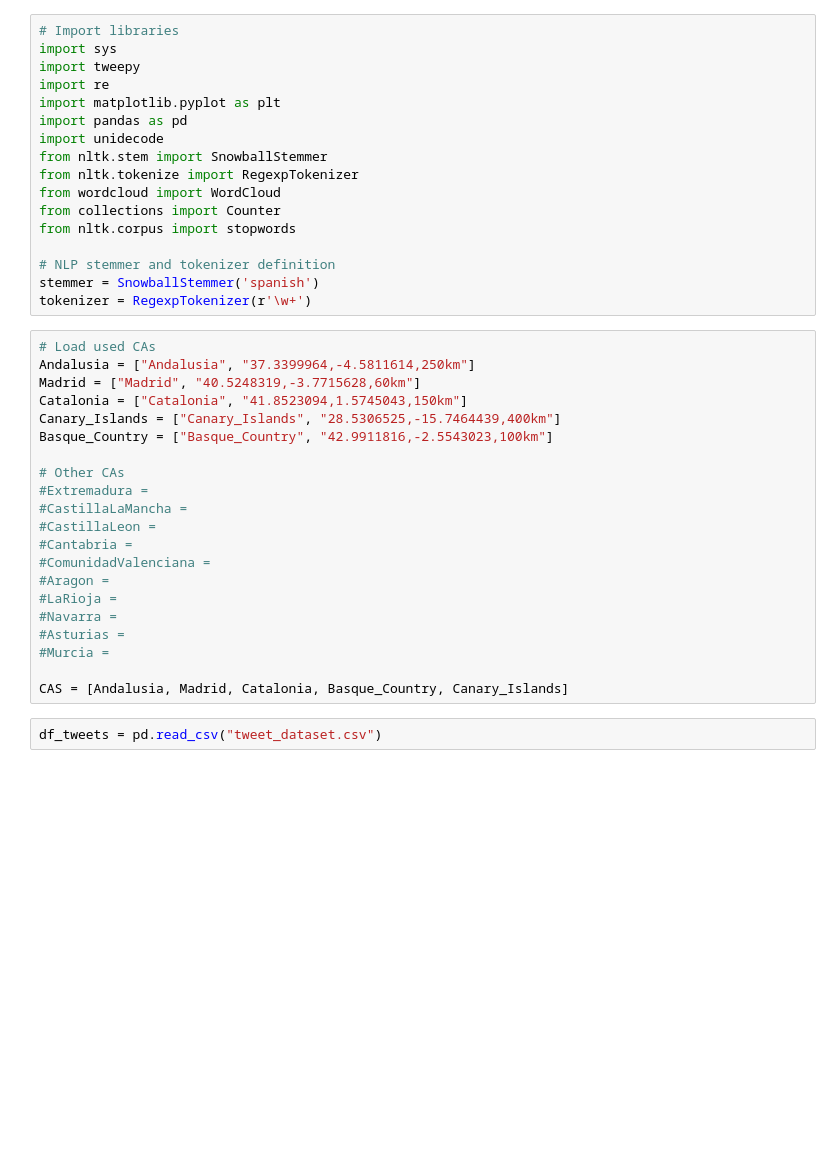
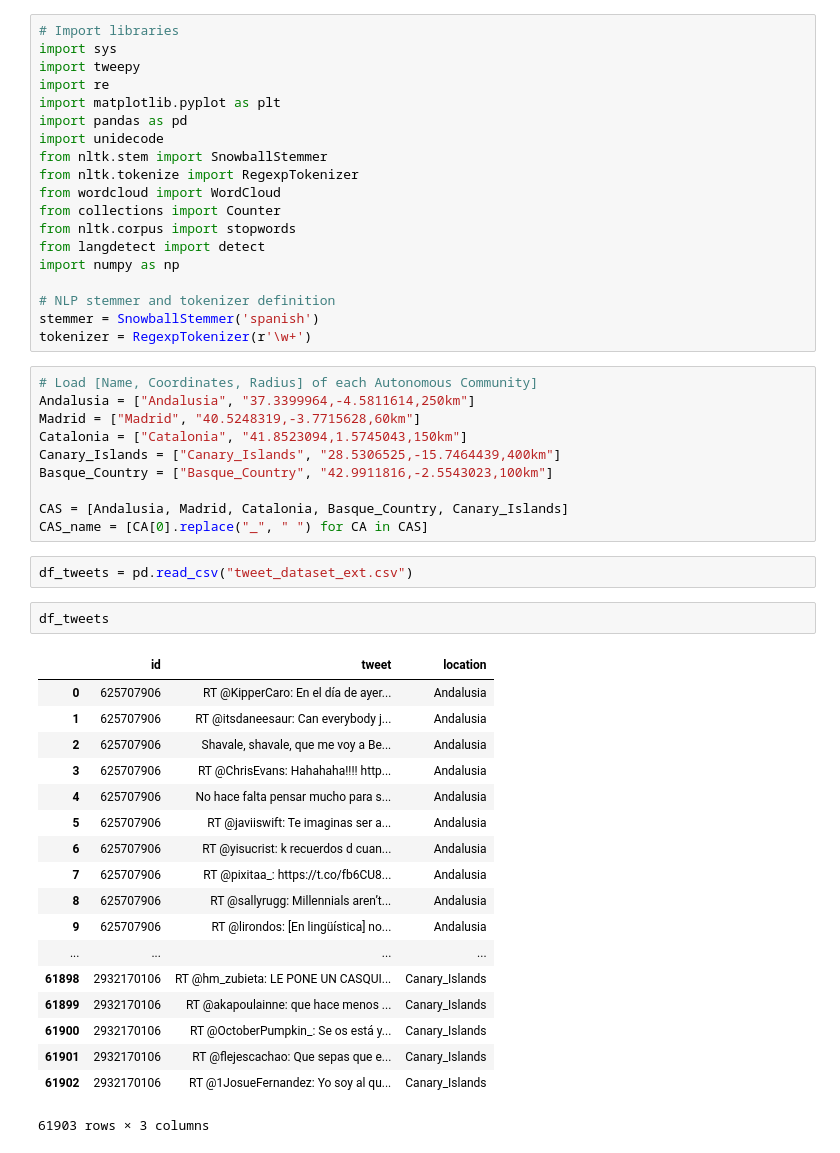
Before and after one commit to ignaciovi/tweet-geolocation-spain, a Jupyter notebook: Data analysis.ipynb, the cells around one changed output. Saved outputs shown, nothing was run; the diff lists cells and outputs as text; blank space fills up the shorter version.

```diff
--- a/Data analysis.ipynb
+++ b/Data analysis.ipynb
@@ -11,31 +11,43 @@ from nltk.tokenize import RegexpTokenizer
 from wordcloud import WordCloud
 from collections import Counter
 from nltk.corpus import stopwords
+from langdetect import detect
+import numpy as np
 
 # NLP stemmer and tokenizer definition
 stemmer = SnowballStemmer('spanish')
 tokenizer = RegexpTokenizer(r'\w+')
 # %%
-# Load used CAs
+# Load [Name, Coordinates, Radius] of each Autonomous Community]
 Andalusia = ["Andalusia", "37.3399964,-4.5811614,250km"]
 Madrid = ["Madrid", "40.5248319,-3.7715628,60km"]
 Catalonia = ["Catalonia", "41.8523094,1.5745043,150km"]
 Canary_Islands = ["Canary_Islands", "28.5306525,-15.7464439,400km"]
 Basque_Country = ["Basque_Country", "42.9911816,-2.5543023,100km"]
 
-# Other CAs
-#Extremadura =
-#CastillaLaMancha =
-#CastillaLeon =
-#Cantabria =
-#ComunidadValenciana =
-#Aragon =
-#LaRioja =
-#Navarra =
-#Asturias =
-#Murcia =
-
 CAS = [Andalusia, Madrid, Catalonia, Basque_Country, Canary_Islands]
+CAS_name = [CA[0].replace("_", " ") for CA in CAS]
 # %%
-df_tweets = pd.read_csv("tweet_dataset.csv")
+df_tweets = pd.read_csv("tweet_dataset_ext.csv")
+# %%
+df_tweets
+# %% [output]
+|  | id | tweet | location |
+| 0 | 625707906 | RT @KipperCaro: En el día de ayer... | Andalusia |
+| 1 | 625707906 | RT @itsdaneesaur: Can everybody j... | Andalusia |
+| 2 | 625707906 | Shavale, shavale, que me voy a Be... | Andalusia |
+| 3 | 625707906 | RT @ChrisEvans: Hahahaha!!!! http... | Andalusia |
+| 4 | 625707906 | No hace falta pensar mucho para s... | Andalusia |
+| 5 | 625707906 | RT @javiiswift: Te imaginas ser a... | Andalusia |
+| 6 | 625707906 | RT @yisucrist: k recuerdos d cuan... | Andalusia |
+| 7 | 625707906 | RT @pixitaa_: https://t.co/fb6CU8... | Andalusia |
+| 8 | 625707906 | RT @sallyrugg: Millennials aren’t... | Andalusia |
+| 9 | 625707906 | RT @lirondos: [En lingüística] no... | Andalusia |
+| ... | ... | ... | ... |
+| 61898 | 2932170106 | RT @hm_zubieta: LE PONE UN CASQUI... | Canary_Islands |
+| 61899 | 2932170106 | RT @akapoulainne: que hace menos ... | Canary_Islands |
+| 61900 | 2932170106 | RT @OctoberPumpkin_: Se os está y... | Canary_Islands |
+| 61901 | 2932170106 | RT @flejescachao: Que sepas que e... | Canary_Islands |
+| 61902 | 2932170106 | RT @1JosueFernandez: Yo soy al qu... | Canary_Islands |
+61903 rows × 3 columns
 # %%
```
Also changed, not shown: parts of 10 cells of this notebook, 4 other files.
